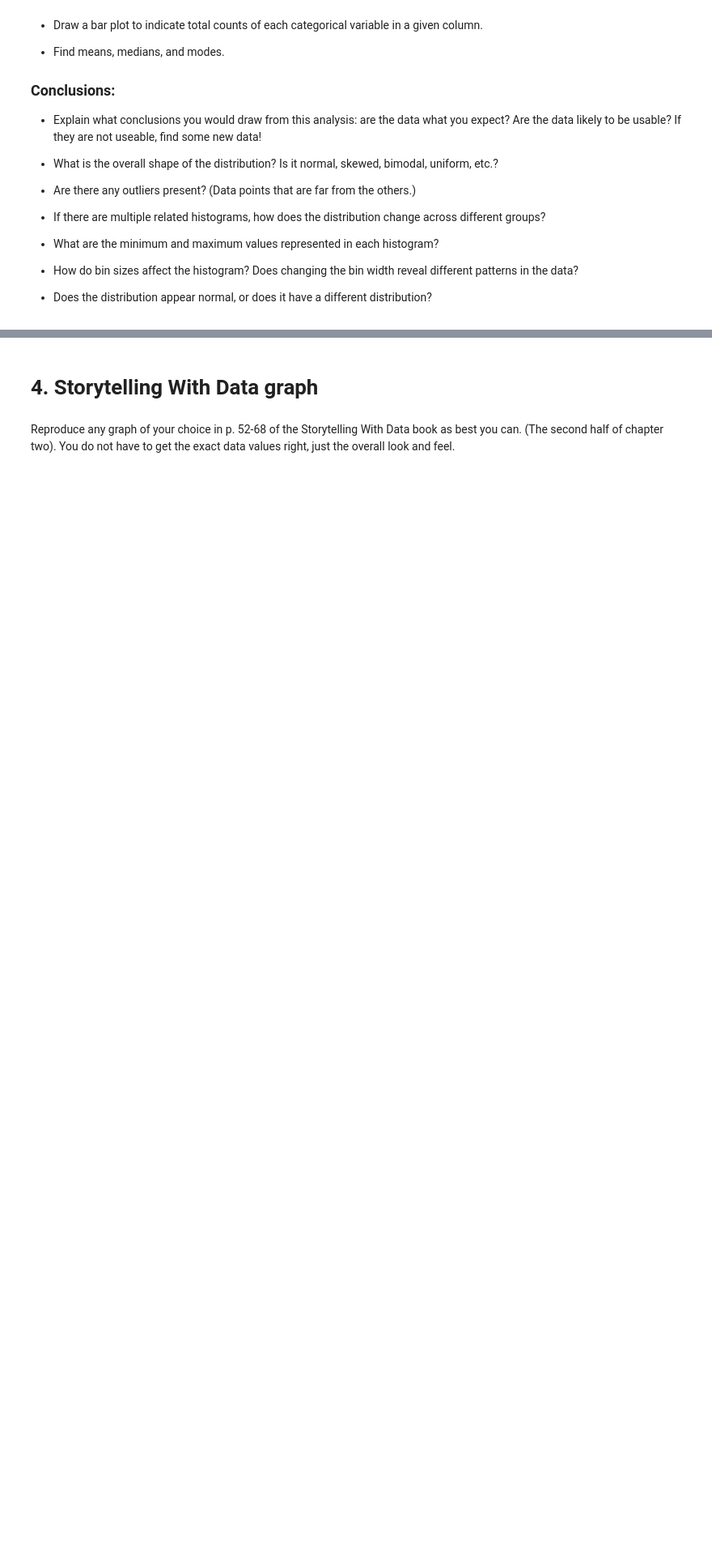
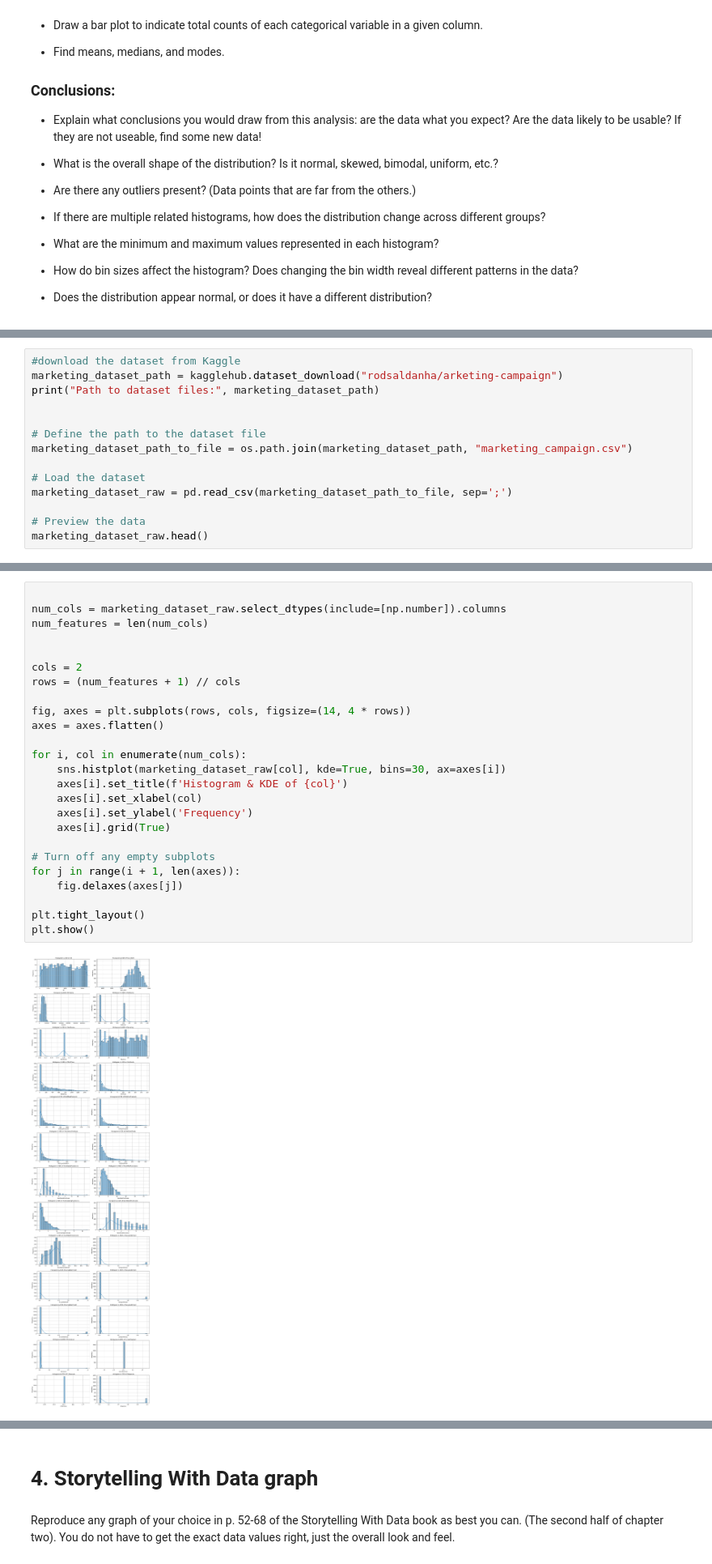
Before and after one commit to JakeOrionBU/milestone-3-hw, a Jupyter notebook: Week 4/OMDS-ModB2-Week4-Alvarez-Jake.ipynb, the cells around one changed output, grey strips where cells are left out. Shown at 81% size. Cells and saved outputs as stored; diff of their text form; blank space fills up the shorter version.

Commit message:
updated histograms

```diff
--- a/Week 4/OMDS-ModB2-Week4-Alvarez-Jake.ipynb
+++ b/Week 4/OMDS-ModB2-Week4-Alvarez-Jake.ipynb
@@ -61,0 +92,14 @@ This week, you will do the same types of exercises as last week, but you should
+# %%
+#download the dataset from Kaggle
+marketing_dataset_path = kagglehub.dataset_download("rodsaldanha/arketing-campaign")
+print("Path to dataset files:", marketing_dataset_path)
+
+
+# Define the path to the dataset file
+marketing_dataset_path_to_file = os.path.join(marketing_dataset_path, "marketing_campaign.csv")
+
+# Load the dataset
+marketing_dataset_raw = pd.read_csv(marketing_dataset_path_to_file, sep=';')
+
+# Preview the data
+marketing_dataset_raw.head()
@@ -61,0 +117,27 @@ This week, you will do the same types of exercises as last week, but you should
+# %%
+
+num_cols = marketing_dataset_raw.select_dtypes(include=[np.number]).columns
+num_features = len(num_cols)
+
+
+cols = 2
+rows = (num_features + 1) // cols
+
+fig, axes = plt.subplots(rows, cols, figsize=(14, 4 * rows))
+axes = axes.flatten()
+
+for i, col in enumerate(num_cols):
+    sns.histplot(marketing_dataset_raw[col], kde=True, bins=30, ax=axes[i])
+    axes[i].set_title(f'Histogram & KDE of {col}')
+    axes[i].set_xlabel(col)
+    axes[i].set_ylabel('Frequency')
+    axes[i].grid(True)
+
+# Turn off any empty subplots
+for j in range(i + 1, len(axes)):
+    fig.delaxes(axes[j])
+
+plt.tight_layout()
+plt.show()
+# %% [output]
+[figure, added]
```
Also changed, not shown: parts of 22 cells of this notebook.
